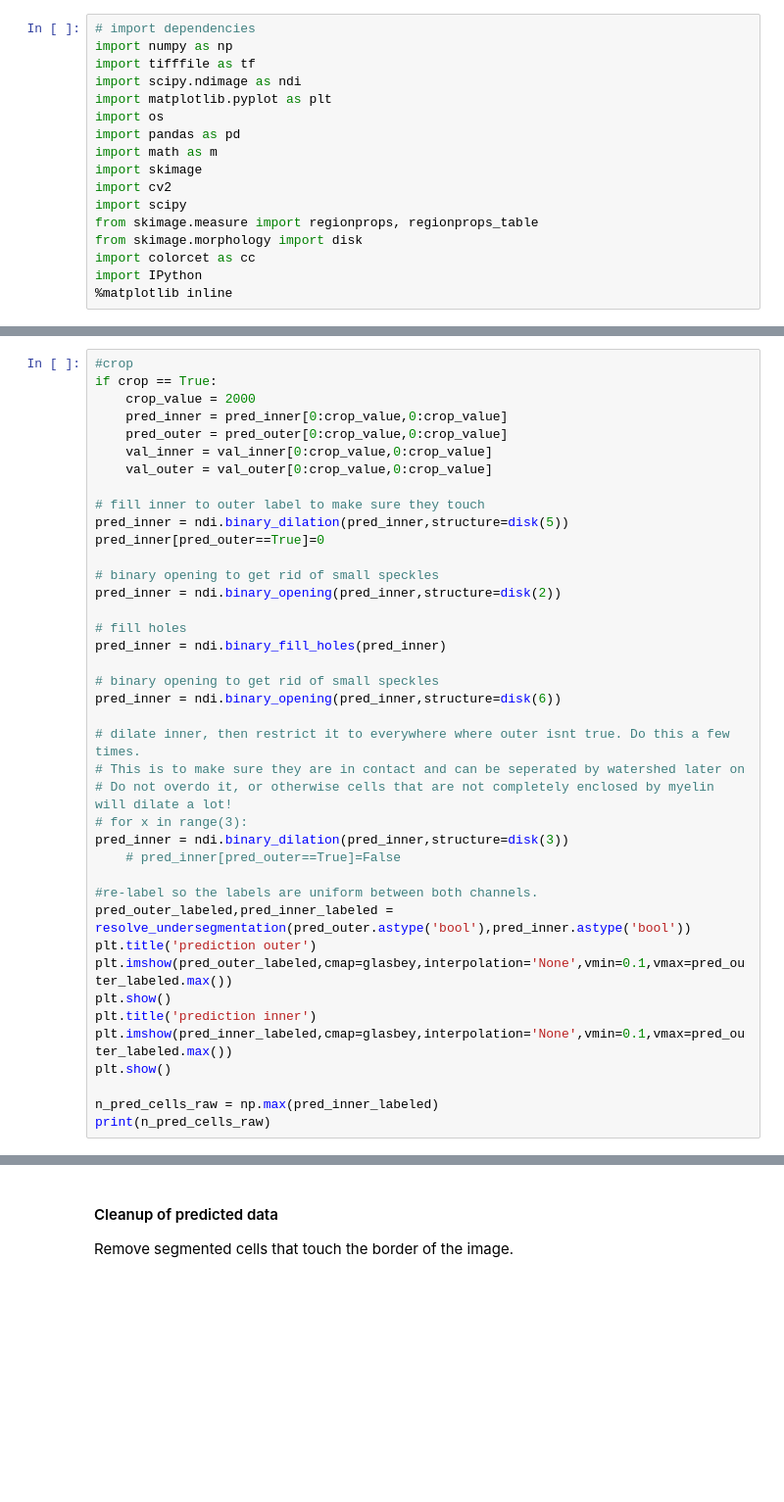
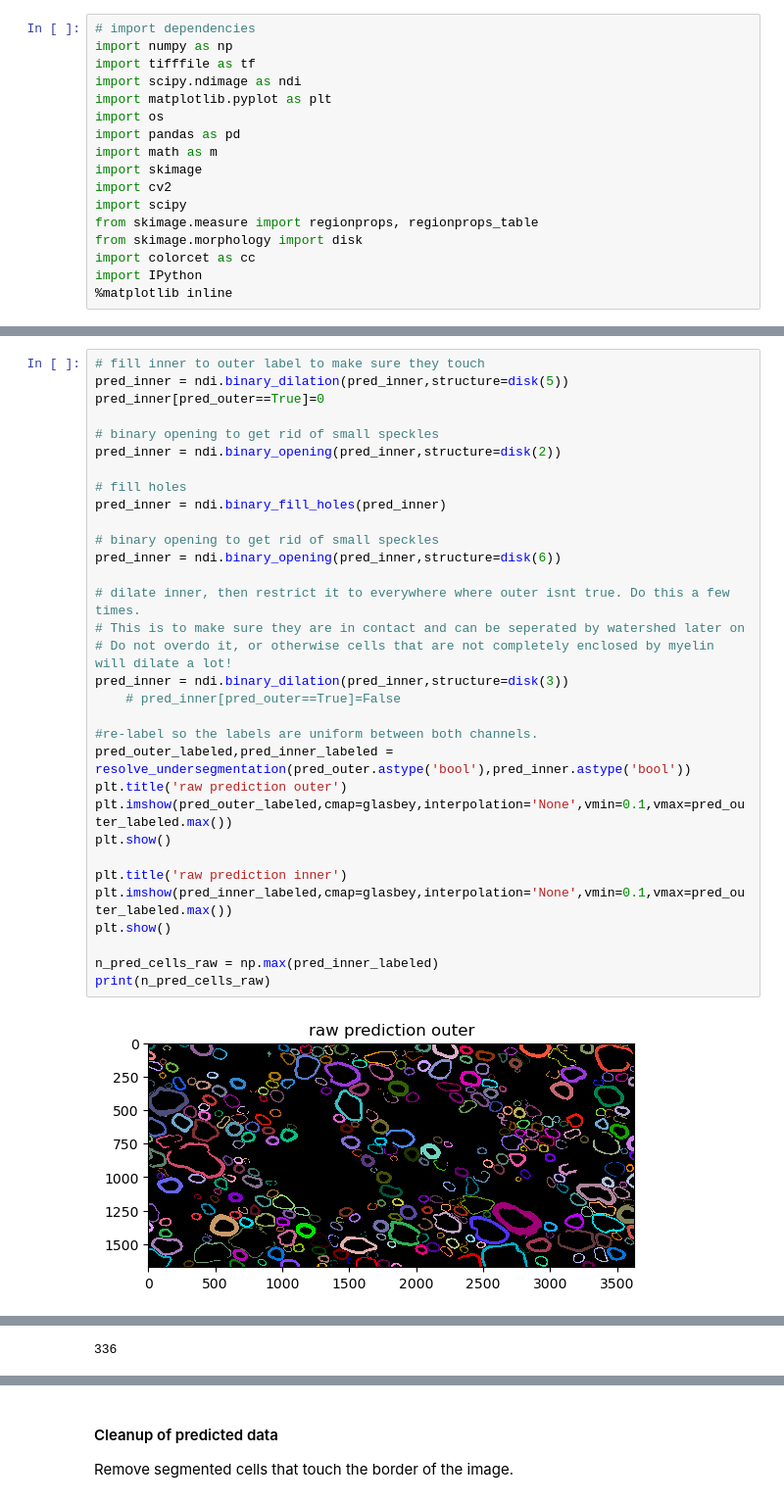
Before and after one commit to PhilipRuthig/EMtools, a Jupyter notebook: 4_validation.ipynb, the cells around one changed output, grey strips where cells are left out. Shown at 98% size. Drawn from its saved outputs; the diff is of its cells as text; blank space fills up the shorter version.

```diff
--- a/4_validation.ipynb
+++ b/4_validation.ipynb
@@ -175,40 +175,34 @@ plt.show()
 # %%
-#crop
-if crop == True:
-    crop_value = 2000
-    pred_inner = pred_inner[0:crop_value,0:crop_value]
-    pred_outer = pred_outer[0:crop_value,0:crop_value]
-    val_inner = val_inner[0:crop_value,0:crop_value]
-    val_outer = val_outer[0:crop_value,0:crop_value]
-
 # fill inner to outer label to make sure they touch
 pred_inner = ndi.binary_dilation(pred_inner,structure=disk(5))
 pred_inner[pred_outer==True]=0
 
 # binary opening to get rid of small speckles
 pred_inner = ndi.binary_opening(pred_inner,structure=disk(2))
 
 # fill holes
 pred_inner = ndi.binary_fill_holes(pred_inner)
 
 # binary opening to get rid of small speckles
 pred_inner = ndi.binary_opening(pred_inner,structure=disk(6))
 
 # dilate inner, then restrict it to everywhere where outer isnt true. Do this a few times.
 # This is to make sure they are in contact and can be seperated by watershed later on
 # Do not overdo it, or otherwise cells that are not completely enclosed by myelin will dilate a lot!
-# for x in range(3):
 pred_inner = ndi.binary_dilation(pred_inner,structure=disk(3))
     # pred_inner[pred_outer==True]=False
 
 #re-label so the labels are uniform between both channels.
 pred_outer_labeled,pred_inner_labeled = resolve_undersegmentation(pred_outer.astype('bool'),pred_inner.astype('bool'))
-plt.title('prediction outer')
+plt.title('raw prediction outer')
 plt.imshow(pred_outer_labeled,cmap=glasbey,interpolation='None',vmin=0.1,vmax=pred_outer_labeled.max())
 plt.show()
-plt.title('prediction inner')
+
+plt.title('raw prediction inner')
 plt.imshow(pred_inner_labeled,cmap=glasbey,interpolation='None',vmin=0.1,vmax=pred_outer_labeled.max())
 plt.show()
 
 n_pred_cells_raw = np.max(pred_inner_labeled)
 print(n_pred_cells_raw)
+# %% [output]
+[figure, added]
@@ -215,3 +210,4 @@ print(n_pred_cells_raw)
+336
 # %%
 print(len(np.unique(pred_outer_labeled)))
 print(len(np.unique(pred_inner_labeled)))
```
Also changed, not shown: parts of 57 cells of this notebook, 1 other file.
